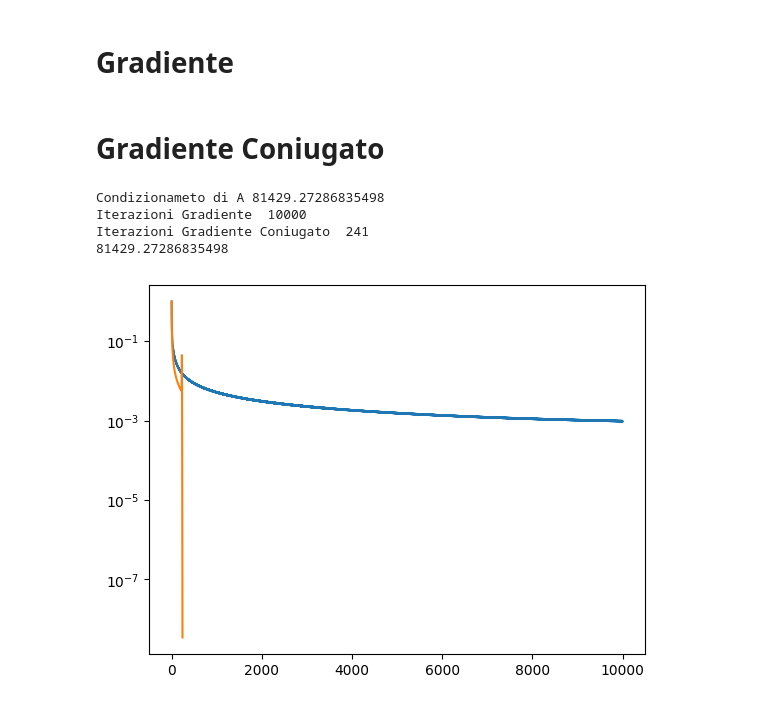
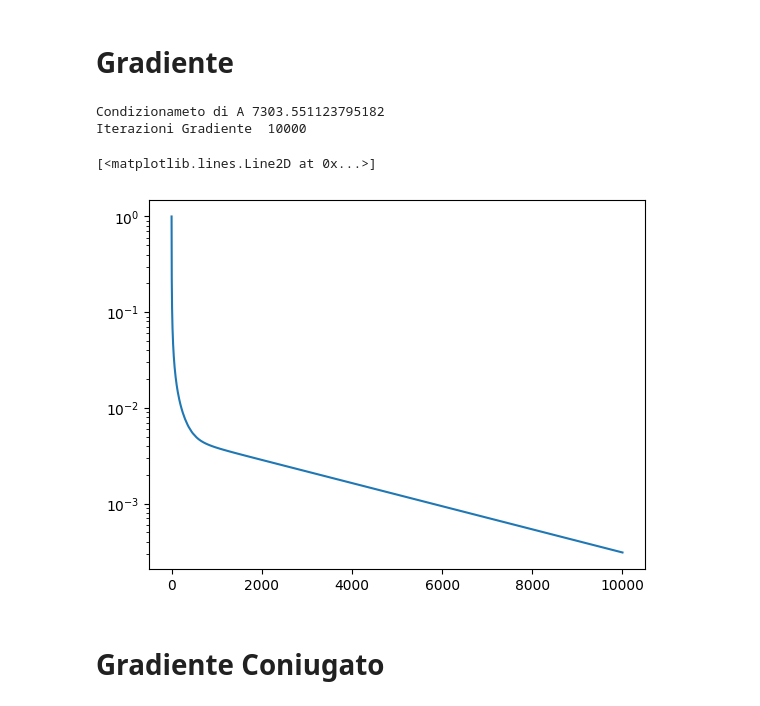
Before and after one commit to SonOfGillas/MetodiNumerici, a Jupyter notebook: Iterativi.ipynb, the cells around one changed output. Drawn from its saved outputs; the diff is of its cells as text; code cells hidden in the pictures.

```diff
--- a/Iterativi.ipynb
+++ b/Iterativi.ipynb
@@ -274,2 +273,18 @@ def steepestdescent(A,b,x0,itmax,tol):
+# %%
+# Indice di condizionamento della matrice A
+print("Condizionameto di A", np.linalg.cond(A))
+
+toll = 1e-8
+it_max = 10000
+x0 = np.zeros_like(b)
+
+x_gr, vet_r_gr, vec_sol_gr, itG = steepestdescent(A, b, x0, it_max, toll)
+print("Iterazioni Gradiente ",itG)
+plt.semilogy(np.arange(itG + 1), vet_r_gr)
+# %% [output]
+Condizionameto di A 7303.551123795182
+Iterazioni Gradiente  10000
+[<matplotlib.lines.Line2D at 0x...>]
+[figure, added]
 # %% [markdown]
 # Gradiente Coniugato
@@ -311,22 +290,0 @@ def conjugate_gradient(A,b,x0,itmax,tol):
-# %%
-n=1000
-A=creaPoisson(n)
-print("Condizionameto di A", np.linalg.cond(A))
-b=np.sum(A,axis=1).reshape(n,1)
-toll=1e-8
-it_max=10000
-n=A.shape[0]
-x0=np.zeros_like(b)
-
-x_gr,vet_r_gr,vec_sol_gr,itG=steepestdescent(A,b,x0,it_max,toll)
-print("Iterazioni Gradiente ",itG)
-x_cg,vet_r_cg,vec_sol_cg,itCG=conjugate_gradient(A,b,x0,it_max,toll)
-print("Iterazioni Gradiente Coniugato ",itCG)
-plt.semilogy(np.arange(itG+1),vet_r_gr,np.arange(itCG+1),vet_r_cg)
-print(np.linalg.cond(A))
-# %% [output]
-Condizionameto di A 81429.27286835498
-Iterazioni Gradiente  10000
-Iterazioni Gradiente Coniugato  241
-81429.27286835498
-[figure, removed]
```
Also changed, not shown: parts of 11 cells of this notebook.
